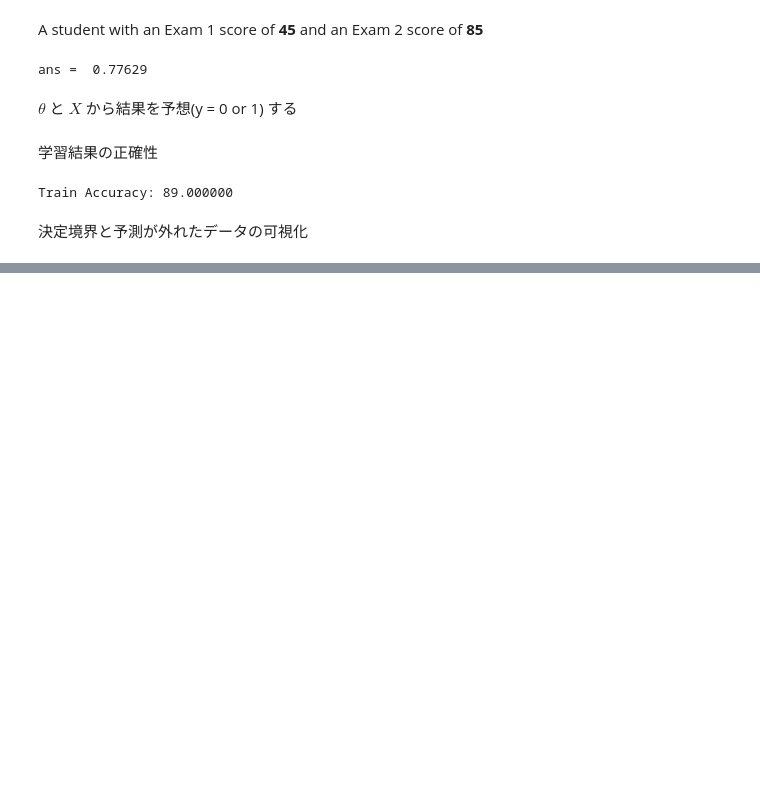
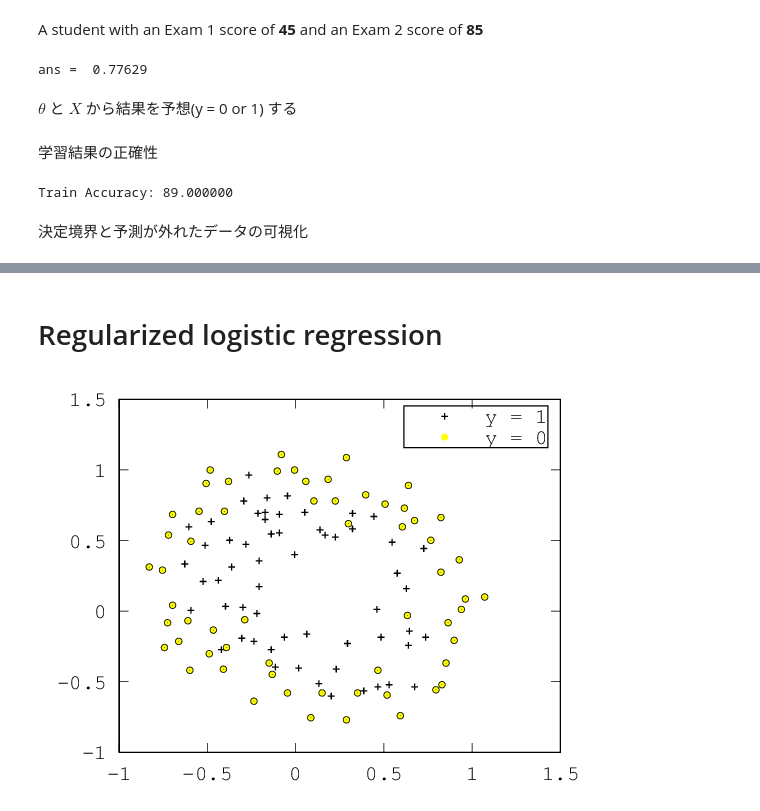
Before and after one commit to liquidz/machine-learning-exercise, a Jupyter notebook: ex2/exercise2.ipynb, the cells around one changed output, grey strips where cells are left out. Cells and saved outputs as stored; diff of their text form; code cells hidden in the pictures; blank space fills up the shorter version.

```diff
--- a/ex2/exercise2.ipynb
+++ b/ex2/exercise2.ipynb
@@ -180,0 +182,8 @@ end;
+# %% [markdown]
+# Regularized logistic regression
+# %%
+data = load('ex2data2.txt');
+X = data(:, [1, 2]); y = data(:, 3);
+plotData(X, y);
+# %% [output]
+[figure, added]
```
Also changed, not shown: parts of 8 cells of this notebook, 1 other file.
